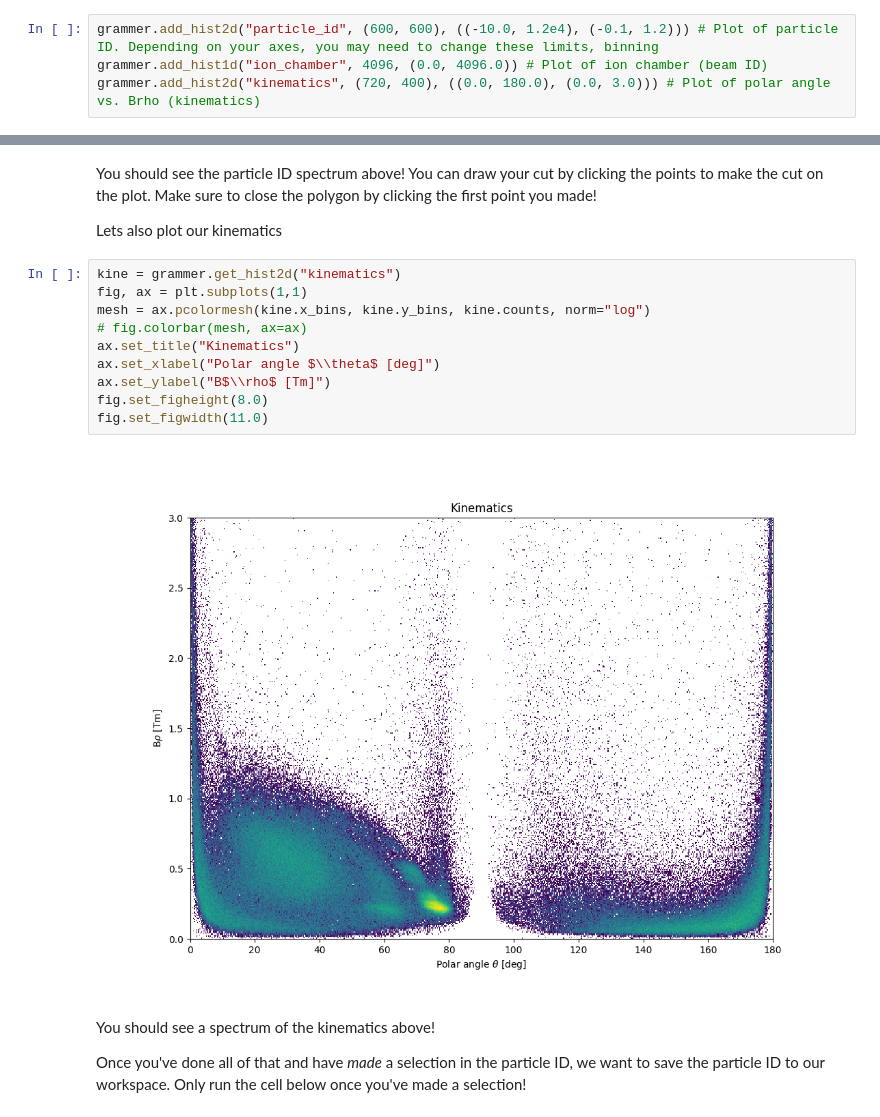
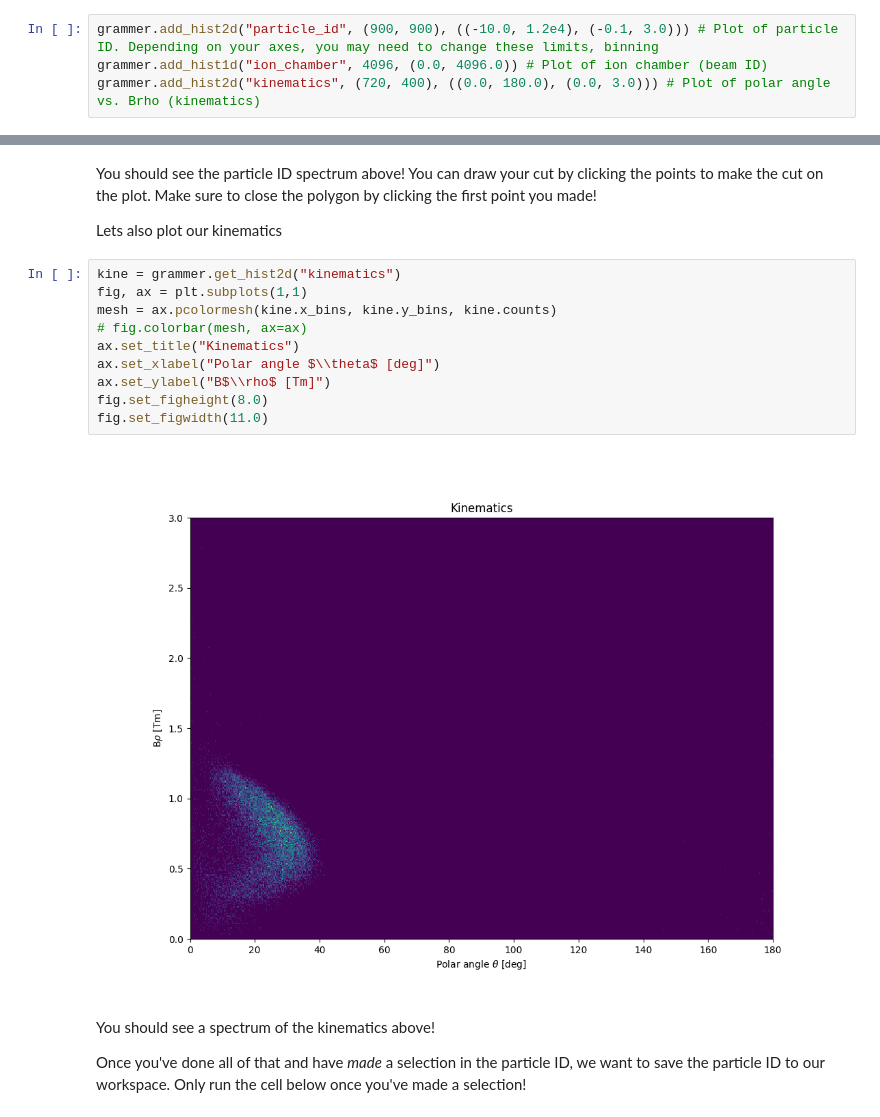
Before and after one commit to singhp99/spyral_notebooks, a Jupyter notebook: particle_id.ipynb, the cells around one changed output, grey strips where cells are left out. Saved outputs shown, nothing was run; the diff lists cells and outputs as text.

```diff
--- a/particle_id.ipynb
+++ b/particle_id.ipynb
@@ -57,7 +57,7 @@ handler = CutHandler()
 # %% [markdown]
 Now we'll add some histograms to the Histogrammer
 # %%
-grammer.add_hist2d("particle_id", (600, 600), ((-10.0, 1.2e4), (-0.1, 1.2))) # Plot of particle ID. Depending on your axes, you may need to change these limits, binning
+grammer.add_hist2d("particle_id", (900, 900), ((-10.0, 1.2e4), (-0.1, 3.0))) # Plot of particle ID. Depending on your axes, you may need to change these limits, binning
 grammer.add_hist1d("ion_chamber", 4096, (0.0, 4096.0)) # Plot of ion chamber (beam ID)
 grammer.add_hist2d("kinematics", (720, 400), ((0.0, 180.0), (0.0, 3.0))) # Plot of polar angle vs. Brho (kinematics)
 # %%
@@ -193,15 +194,15 @@ Lets also plot our kinematics
 # %%
 kine = grammer.get_hist2d("kinematics")
 fig, ax = plt.subplots(1,1)
-mesh = ax.pcolormesh(kine.x_bins, kine.y_bins, kine.counts, norm="log")
+mesh = ax.pcolormesh(kine.x_bins, kine.y_bins, kine.counts)
 # fig.colorbar(mesh, ax=ax)
 ax.set_title("Kinematics")
 ax.set_xlabel("Polar angle $\\theta$ [deg]")
 ax.set_ylabel("B$\\rho$ [Tm]")
 fig.set_figheight(8.0)
 fig.set_figwidth(11.0)
 # %% [output]
-[figure, old version]
+[figure, new version]
 # %% [markdown]
 You should see a spectrum of the kinematics above!
 
```
Also changed, not shown: parts of 6 cells of this notebook, 6 other files.
